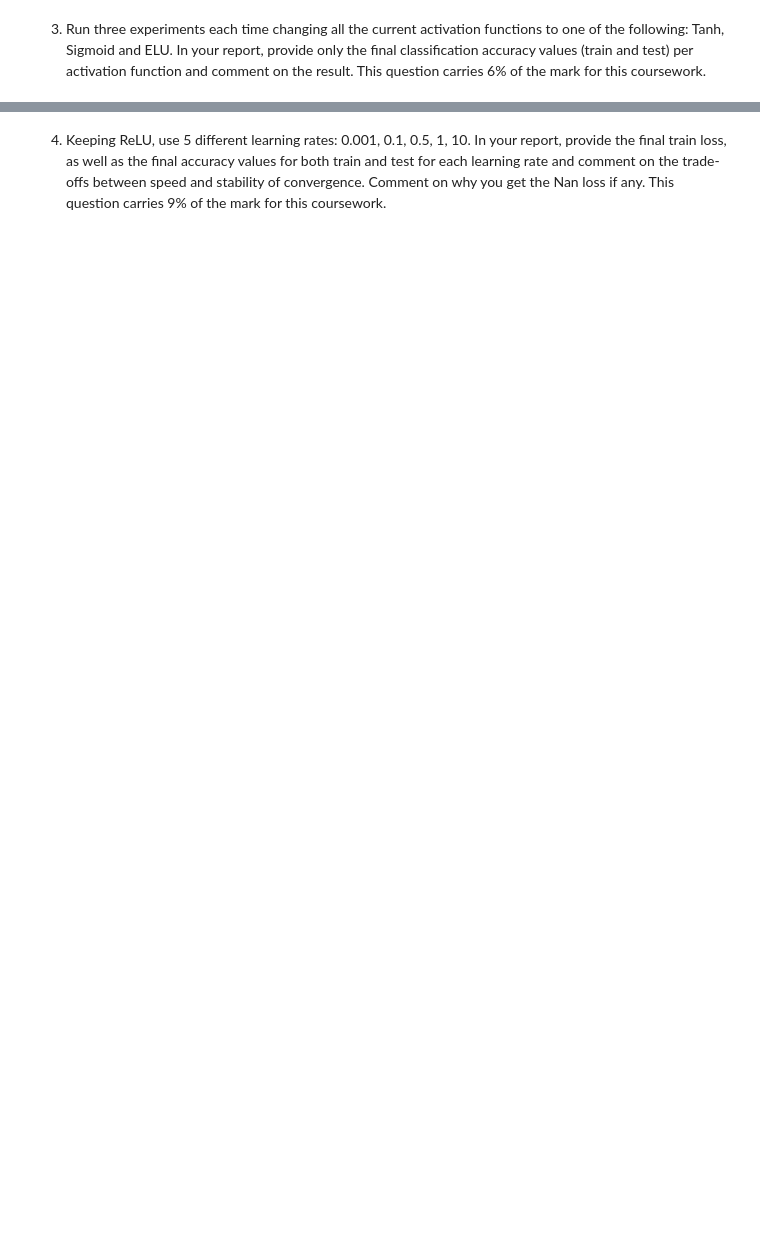
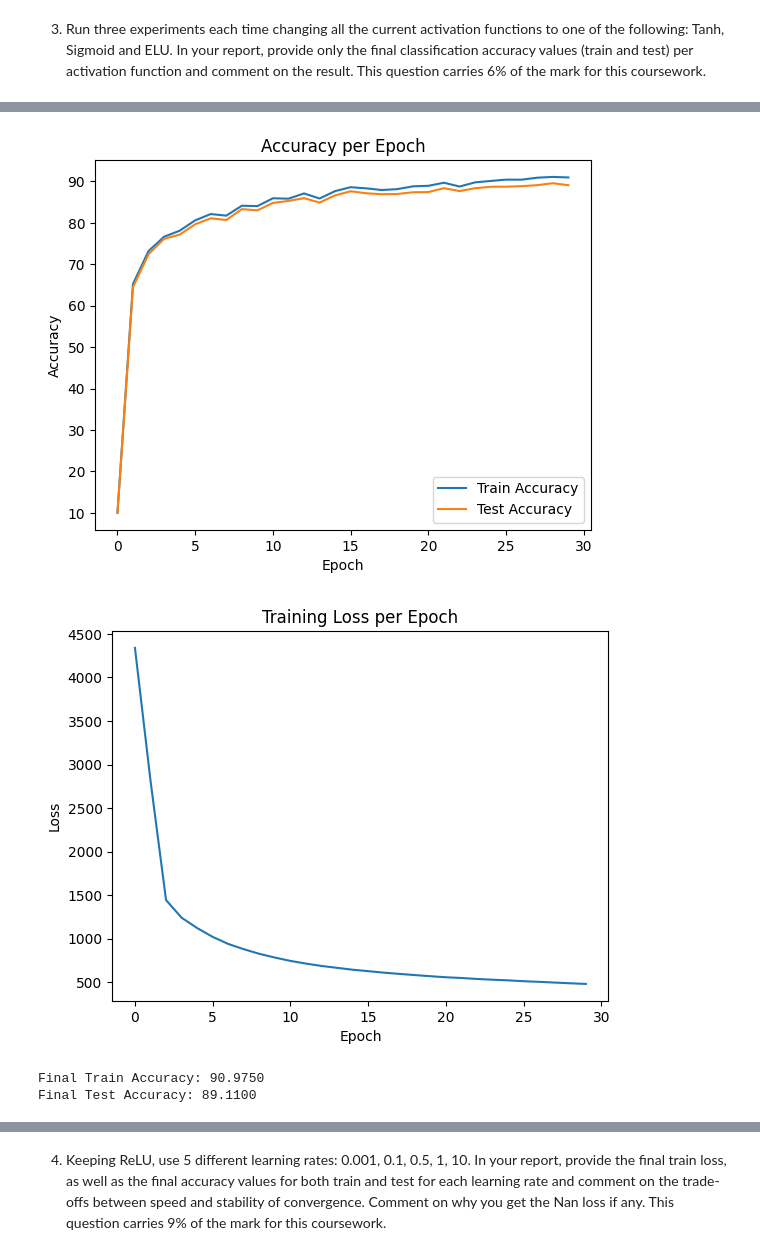
Before and after one commit to kianahs/AI_CNN, a Jupyter notebook: Classification.ipynb, the cells around one changed output, grey strips where cells are left out. Drawn from its saved outputs; the diff is of its cells as text; code cells hidden in the pictures; blank space fills up the shorter version.

```diff
--- a/Classification.ipynb
+++ b/Classification.ipynb
@@ -242,0 +289,19 @@ This question carries 6% of the mark for this coursework.
+# %%
+#sigmoid
+
+device = torch.device("cuda:0" if torch.cuda.is_available() else "cpu")
+print(device)
+
+# device = torch.device("cuda:0")
+
+net = MyCNN(nn.Sigmoid()).to(device)
+net.apply(weights_init)
+loss_fn = nn.CrossEntropyLoss()
+opt = torch.optim.SGD(list(net.parameters()), lr = 0.1)
+
+loss_epoch_array, train_accuracy,test_accuracy = train(net, loss_fn, opt, device, train_loader)
+
+plot_accuracies(train_accuracy,test_accuracy)
+plot_loss_epoch(loss_epoch_array)
+show_final_accuracies(train_accuracy,test_accuracy)
+# %% [output]
@@ -242,0 +325,4 @@ This question carries 6% of the mark for this coursework.
+[figure, added]
+[figure, added]
+Final Train Accuracy: 90.9750
+Final Test Accuracy: 89.1100
```
Also changed, not shown: parts of 24 cells of this notebook.
